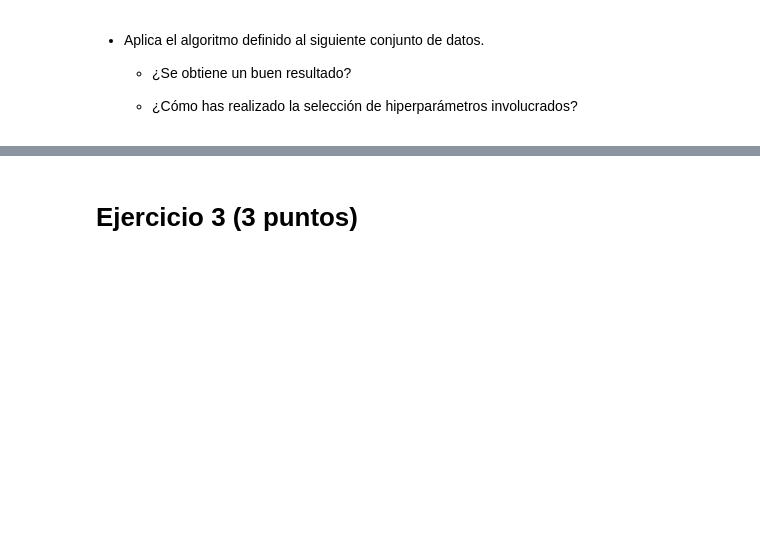
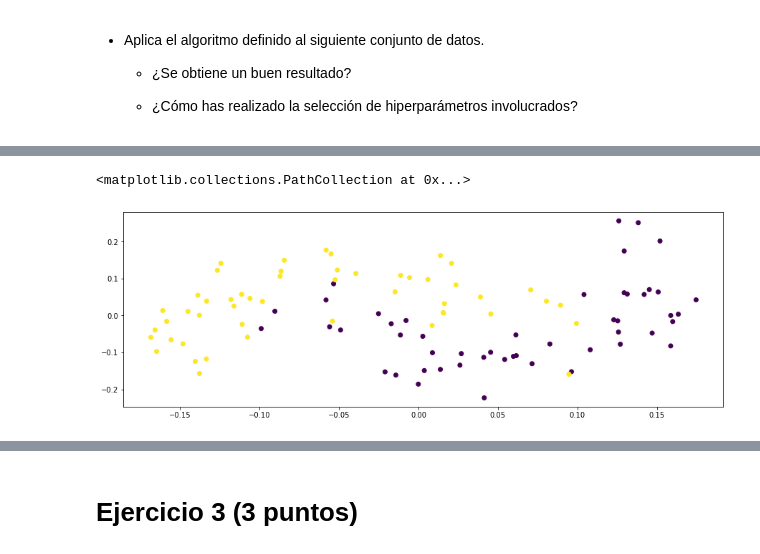
Before and after one commit to glorelvalle/g-mucd, a Jupyter notebook: mf/exam2/EXAM_02_MF_2022_03_31.ipynb, the cells around one changed output, grey strips where cells are left out. Saved outputs shown, nothing was run; the diff lists cells and outputs as text; code cells hidden in the pictures; blank space fills up the shorter version.

```diff
--- a/mf/exam2/EXAM_02_MF_2022_03_31.ipynb
+++ b/mf/exam2/EXAM_02_MF_2022_03_31.ipynb
@@ -211,0 +341,5 @@ y=data[:,-1]
+# %%
+plt.scatter(X_red[ : ,0], X_red[ :, 1], c=y)
+# %% [output]
+<matplotlib.collections.PathCollection at 0x...>
+[figure, added]
```
Also changed, not shown: parts of 13 cells of this notebook.
